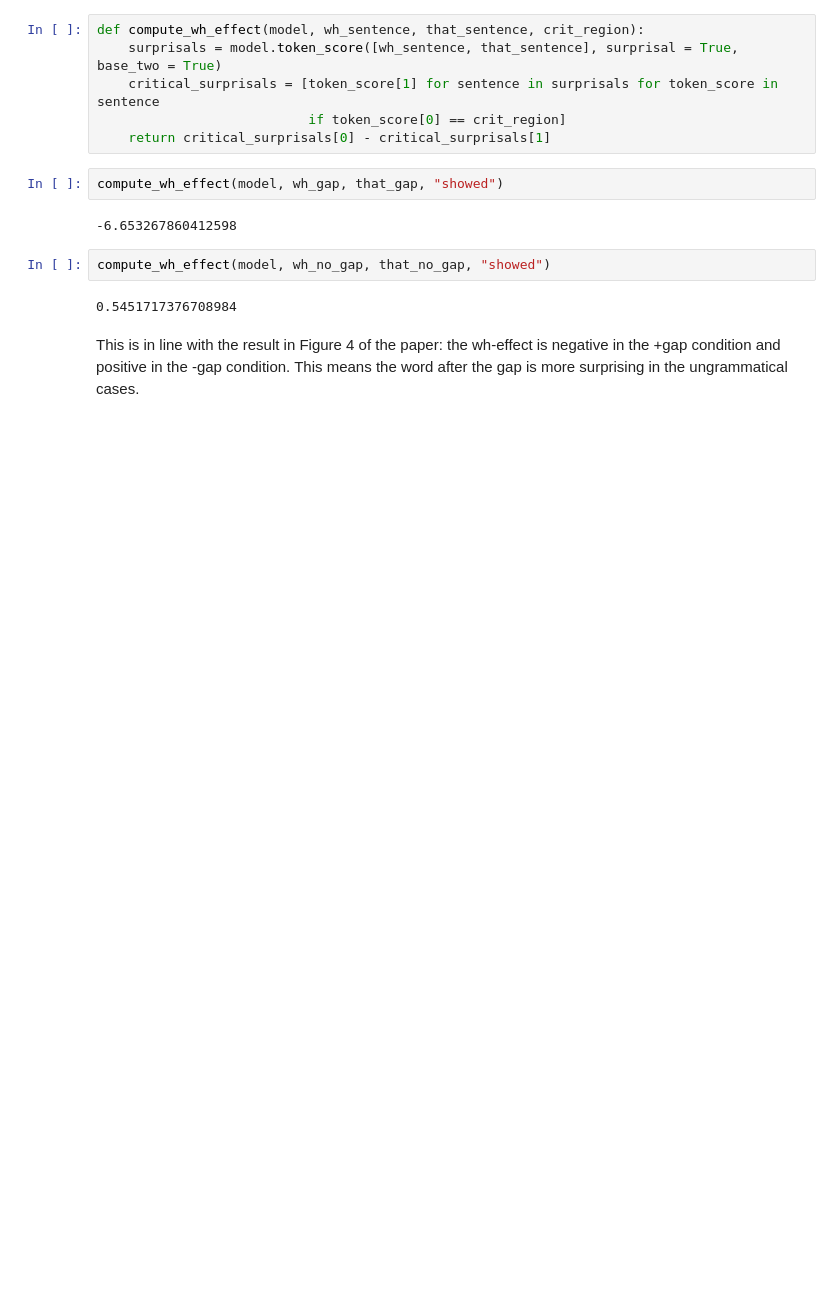
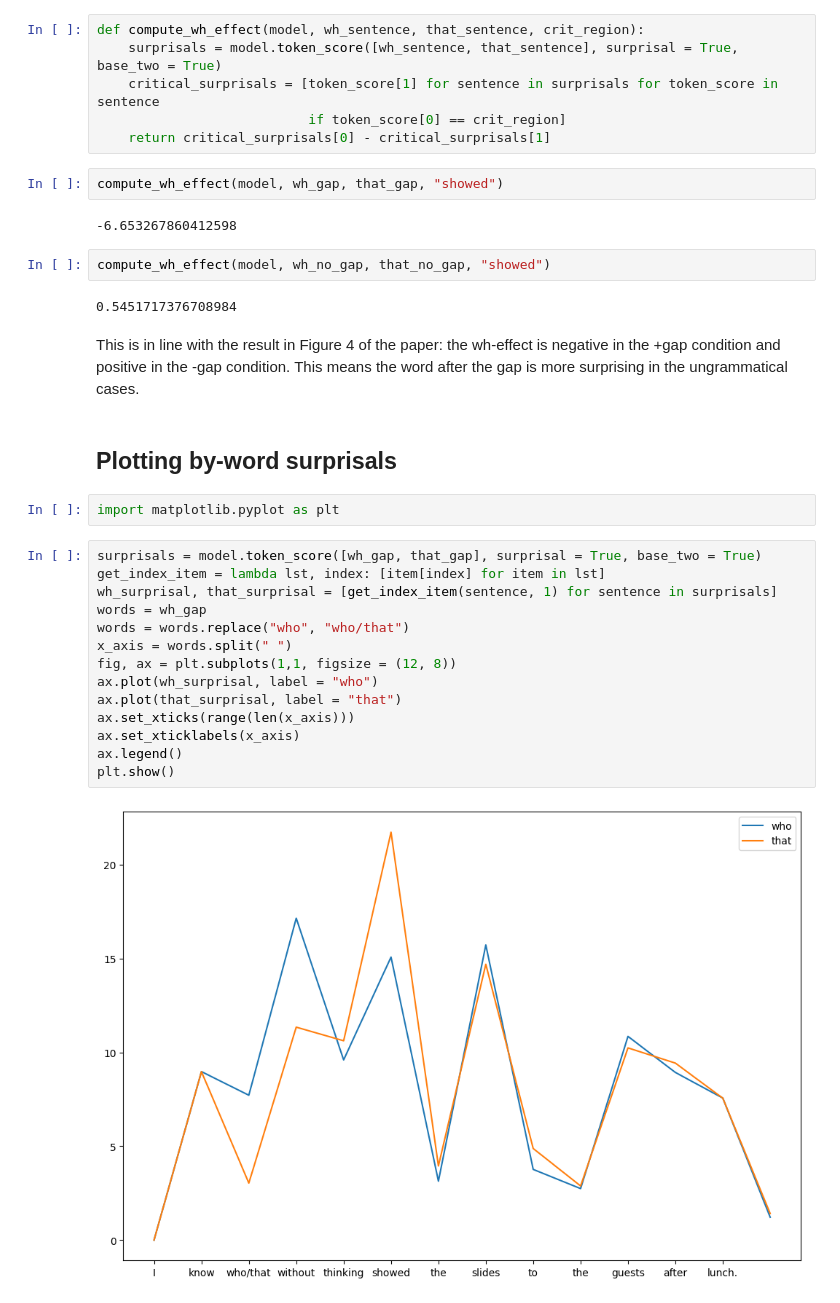
Before and after one commit to umd-psycholing/lm-syntactic-generalization, a Jupyter notebook: demo.ipynb, the cells around one changed output. Cells and saved outputs as stored; diff of their text form; blank space fills up the shorter version.

Commit message:
plot by-word surprisal

```diff
--- a/demo.ipynb
+++ b/demo.ipynb
@@ -31,3 +31,23 @@ compute_wh_effect(model, wh_no_gap, that_no_gap, "showed")
 0.5451717376708984
 # %% [markdown]
 This is in line with the result in Figure 4 of the paper: the wh-effect is negative in the +gap condition and positive in the -gap condition. This means the word after the gap is more surprising in the ungrammatical cases.
+# %% [markdown]
+## Plotting by-word surprisals
+# %%
+import matplotlib.pyplot as plt
+# %%
+surprisals = model.token_score([wh_gap, that_gap], surprisal = True, base_two = True)
+get_index_item = lambda lst, index: [item[index] for item in lst]
+wh_surprisal, that_surprisal = [get_index_item(sentence, 1) for sentence in surprisals]
+words = wh_gap
+words = words.replace("who", "who/that")
+x_axis = words.split(" ")
+fig, ax = plt.subplots(1,1, figsize = (12, 8))
+ax.plot(wh_surprisal, label = "who")
+ax.plot(that_surprisal, label = "that")
+ax.set_xticks(range(len(x_axis)))
+ax.set_xticklabels(x_axis)
+ax.legend()
+plt.show()
+# %% [output]
+[figure, added]
```
Also changed, not shown: parts of 1 cell of this notebook.
